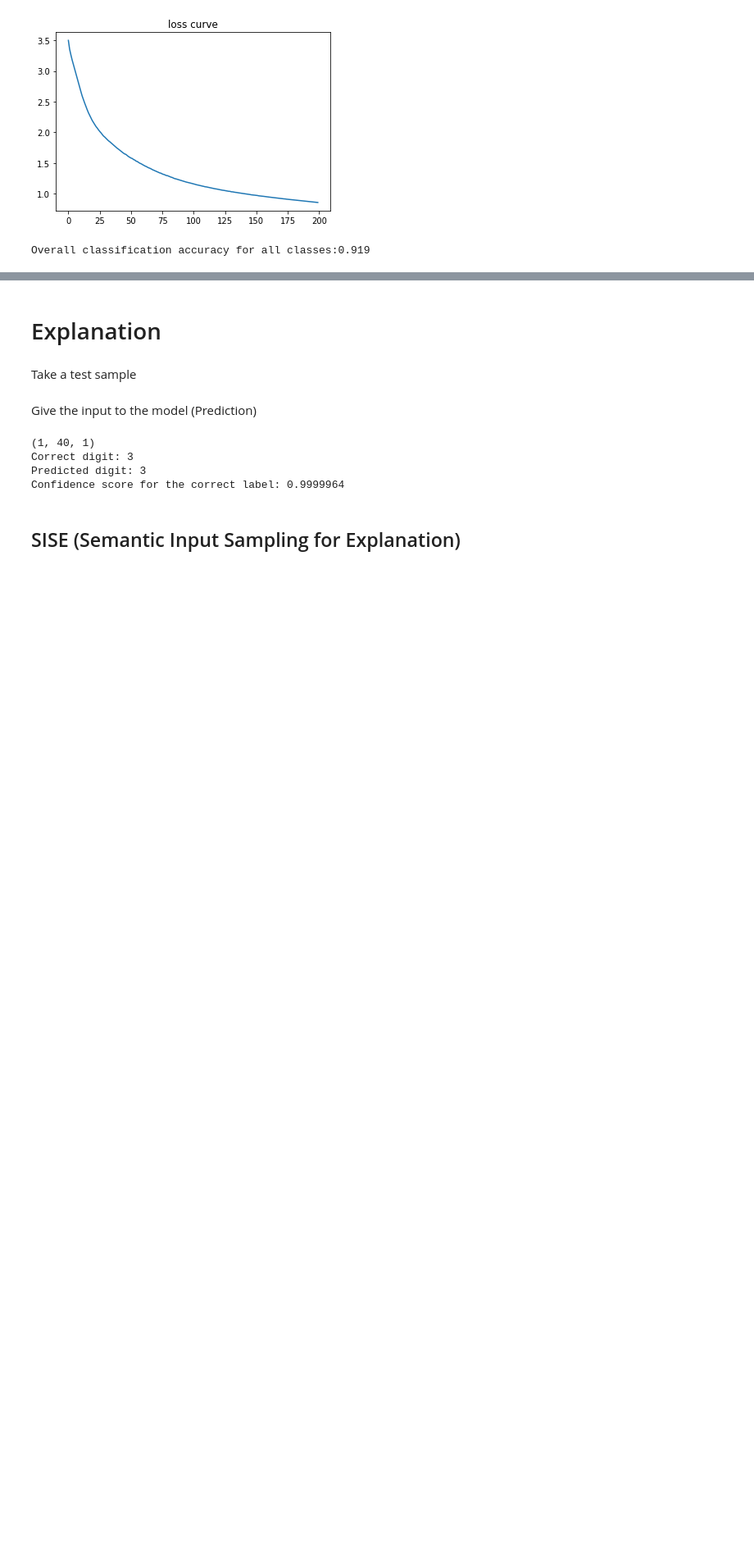
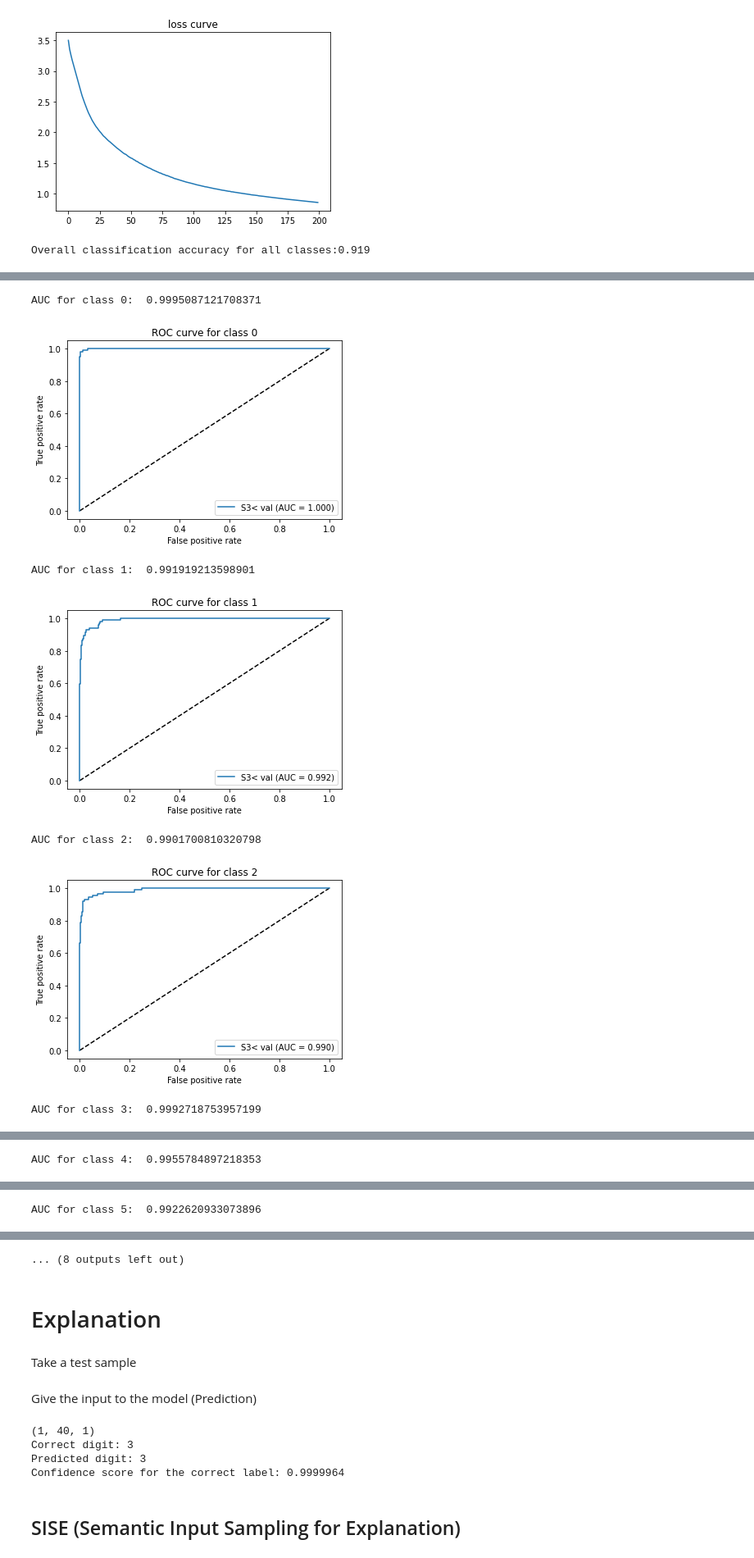
Before and after one commit to Awesome-guys-in-ECE1747/ECE1512_2022W_ProjectRepo_J.Xu_and_W.Xu, a Jupyter notebook: ProjectA/Project_A_Supp/MNIST1D.ipynb, the cells around one changed output, grey strips where cells are left out. Shown at 82% size. Cells and saved outputs as stored; diff of their text form; code cells hidden in the pictures; blank space fills up the shorter version.

```diff
--- a/ProjectA/Project_A_Supp/MNIST1D.ipynb
+++ b/ProjectA/Project_A_Supp/MNIST1D.ipynb
@@ -422,0 +416,6 @@ Overall classification accuracy for all classes:0.919
+# %%
+# Q3.c class-wise classification
+for i in range(10):
+    true_i=np.where(y_test==i)[0]
+    pred_i=np.where(y_predicted[true_i]==i)[0]
+    print('class '+str(i)+' accuracy:'+str(pred_i.shape[0]/true_i.shape[0]))
@@ -422,0 +433,28 @@ Overall classification accuracy for all classes:0.919
+# %%
+# Q3.d ROC and AUC curve for every class
+from sklearn.metrics import roc_curve
+from sklearn.metrics import auc
+# print(dataset['y_test'].shape)
+real_y=np.zeros((dataset['y_test'].size,10))
+for i in range(y_test.size):
+    real_y[i,y_test[i]]=1
+for i in range(10):
+    FPR, TPR, thresholds_keras = roc_curve(real_y[:,i], y_pred[:,i])
+    AUC = auc(FPR, TPR)
+    print("AUC for class "+str(i)+": ", AUC)
+    plt.figure()
+    plt.plot([0, 1], [0, 1], 'k--')
+    plt.plot(FPR, TPR, label='S3< val (AUC = {:.3f})'.format(AUC))
+    plt.xlabel('False positive rate')
+    plt.ylabel('True positive rate')
+    plt.title('ROC curve for class '+str(i))
+    plt.legend(loc='best')
+    plt.show()
+# %% [output]
+AUC for class 0:  0.9995087121708371
+[figure, added]
+AUC for class 1:  0.991919213598901
+[figure, added]
+AUC for class 2:  0.9901700810320798
+[figure, added]
+AUC for class 3:  0.9992718753957199
@@ -422,0 +462 @@ Overall classification accuracy for all classes:0.919
+AUC for class 4:  0.9955784897218353
@@ -422,0 +464 @@ Overall classification accuracy for all classes:0.919
+AUC for class 5:  0.9922620933073896
@@ -422,0 +466 @@ Overall classification accuracy for all classes:0.919
+... (8 outputs left out)
```
Also changed, not shown: parts of 6 cells of this notebook, 13 other files.
